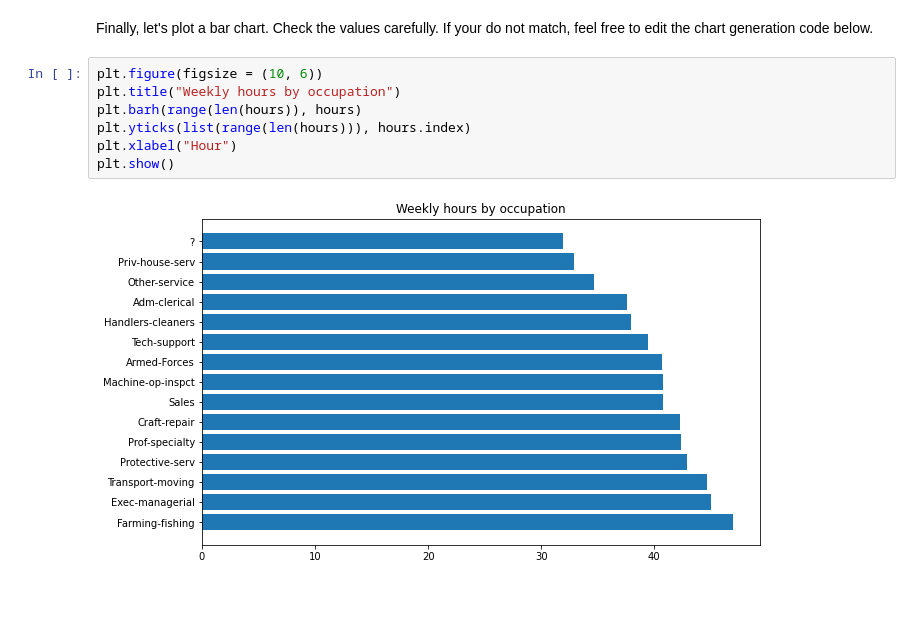
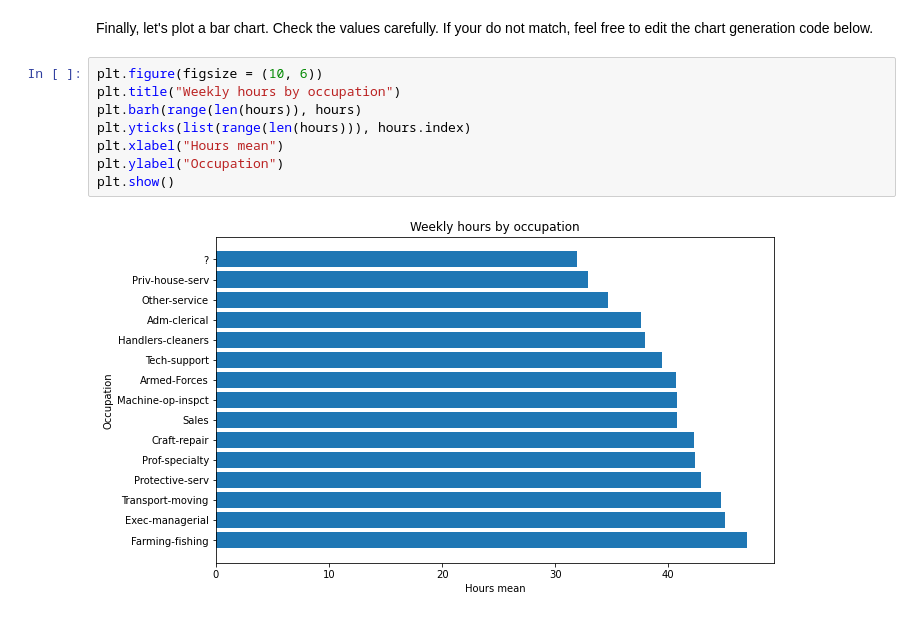
Before and after one commit to atkuzmanov/softuni-ai-datascience-2021-repo, a Jupyter notebook: 5-Data-Visualization-Exploratory-Data-Analysis-Lab/5-Data-Visualization-Exploratory-Data-Analysis-Lab-Atanas/Data Visualization and EDA Lab.ipynb, the cells around one changed output. Saved outputs shown, nothing was run; the diff lists cells and outputs as text.

```diff
--- a/5-Data-Visualization-Exploratory-Data-Analysis-Lab/5-Data-Visualization-Exploratory-Data-Analysis-Lab-Atanas/Data Visualization and EDA Lab.ipynb
+++ b/5-Data-Visualization-Exploratory-Data-Analysis-Lab/5-Data-Visualization-Exploratory-Data-Analysis-Lab-Atanas/Data Visualization and EDA Lab.ipynb
@@ -298,9 +318,10 @@ Finally, let's plot a bar chart. Check the values carefully. If your do not matc
 # %%
 plt.figure(figsize = (10, 6))
 plt.title("Weekly hours by occupation")
 plt.barh(range(len(hours)), hours)
 plt.yticks(list(range(len(hours))), hours.index)
-plt.xlabel("Hour")
+plt.xlabel("Hours mean")
+plt.ylabel("Occupation")
 plt.show()
 # %% [output]
-[figure, old version]
+[figure, new version]
```
Also changed, not shown: parts of 3 cells of this notebook.
